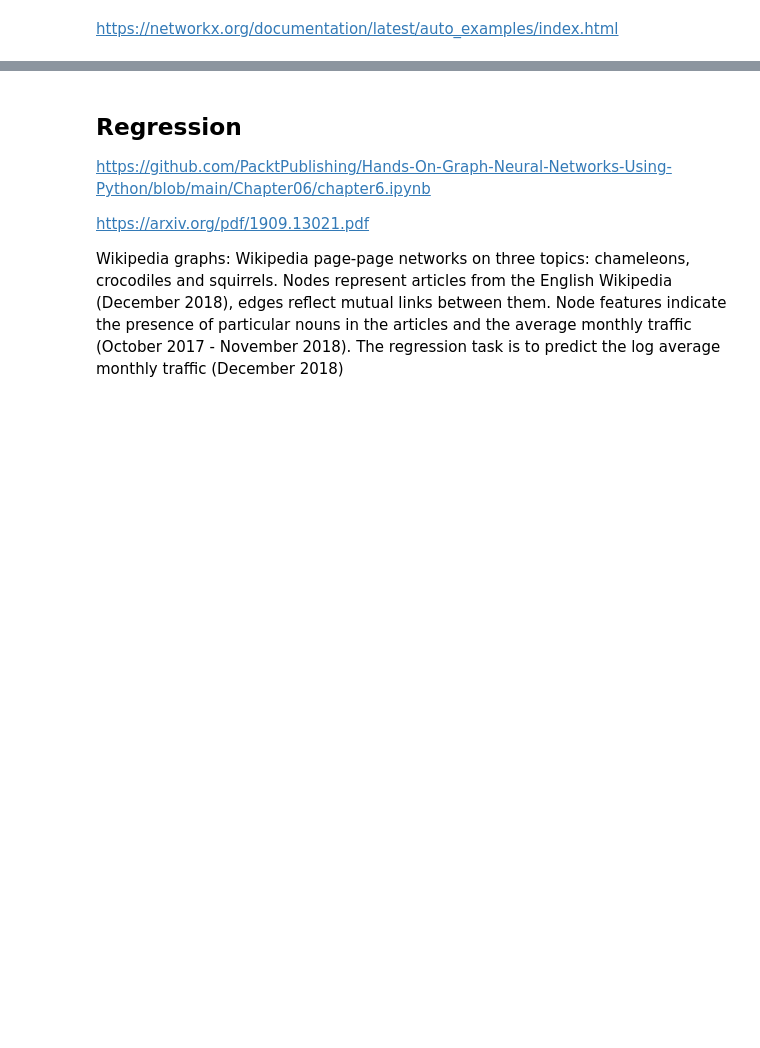
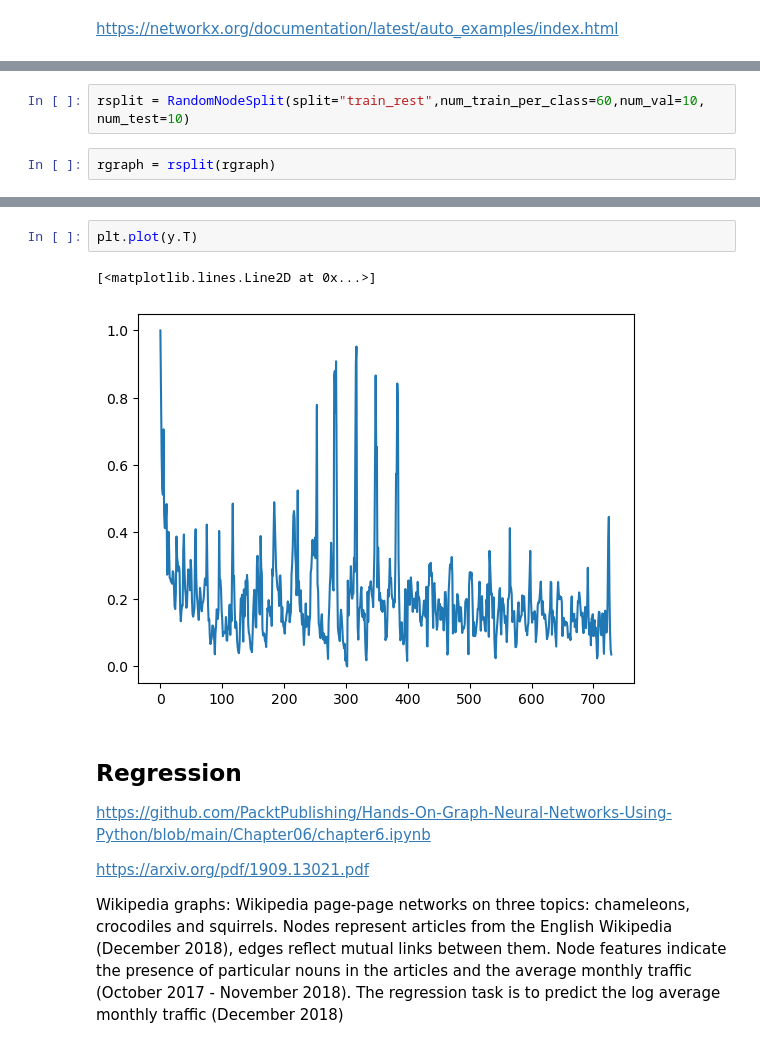
Before and after one commit to interTwin-eu/hython, a Jupyter notebook: hython/routing/gnn.ipynb, the cells around one changed output, grey strips where cells are left out. Drawn from its saved outputs; the diff is of its cells as text; blank space fills up the shorter version.

```diff
--- a/hython/routing/gnn.ipynb
+++ b/hython/routing/gnn.ipynb
@@ -302,0 +397,4 @@ GCN(
+# %%
+rsplit = RandomNodeSplit(split="train_rest",num_train_per_class=60,num_val=10, num_test=10)
+# %%
+rgraph = rsplit(rgraph)
@@ -319,3 +454,8 @@ GCN test accuracy: 79.70%
+# %%
+plt.plot(y.T)
+# %% [output]
+[<matplotlib.lines.Line2D at 0x...>]
+[figure, added]
 # %% [markdown]
 ## Regression
 
```
Also changed, not shown: parts of 48 cells of this notebook, 7 other files.
